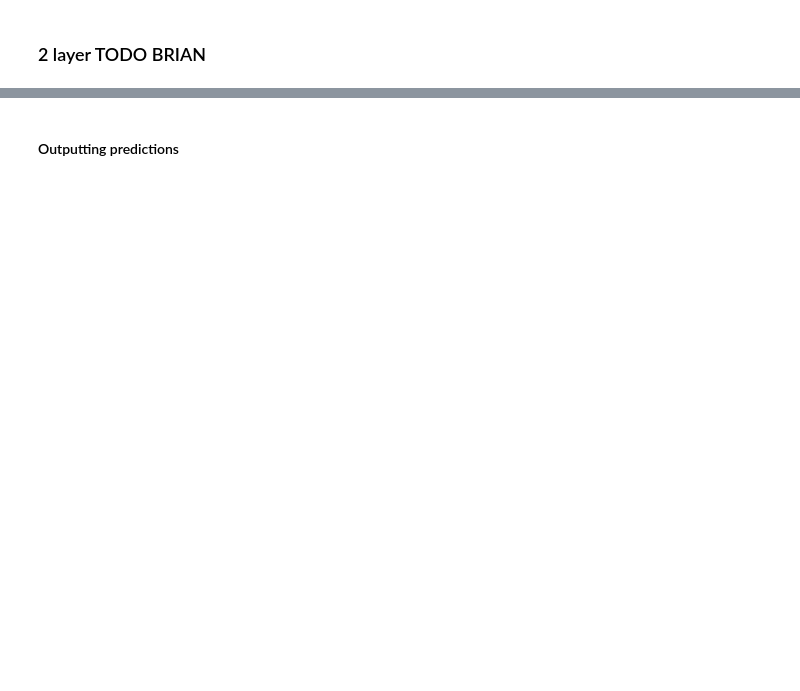
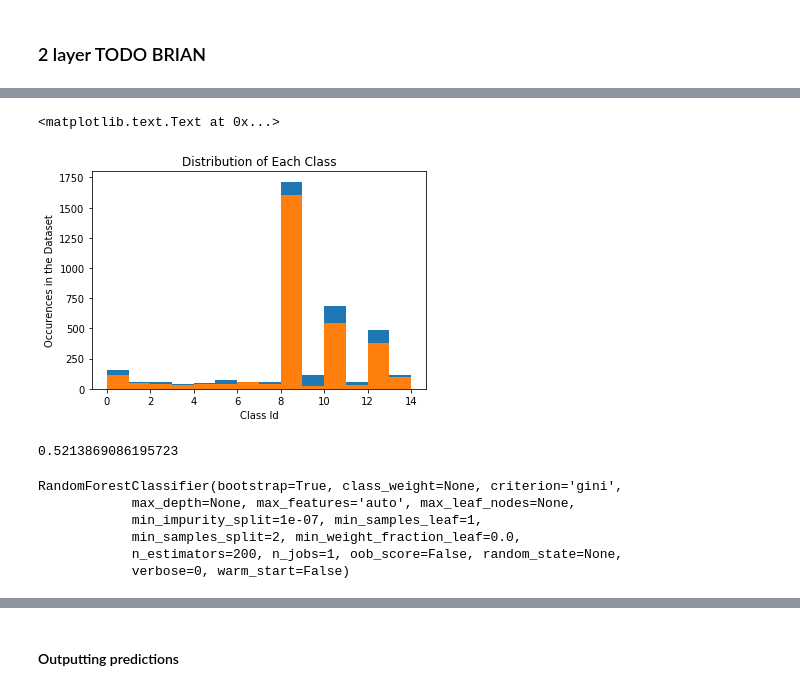
Before and after one commit to cs181-BRB/practical2, a Jupyter notebook: Machine Learning.ipynb, the cells around one changed output, grey strips where cells are left out. Cells and saved outputs as stored; diff of their text form; code cells hidden in the pictures; blank space fills up the shorter version.

```diff
--- a/Machine Learning.ipynb
+++ b/Machine Learning.ipynb
@@ -378,0 +1569,3 @@ df.head(5)
+# %%
+RF = RandomForestClassifier(n_estimators=100)
+ovr_classifier = OneVsRestClassifier(RF, n_jobs=10)
@@ -378,0 +1578,2 @@ df.head(5)
+# %%
+ovo_classifier = OneVsRestClassifier(RF, n_jobs=100)
@@ -378,0 +1584,2 @@ df.head(5)
+# %%
+ovo_classifier.fit(X_train, t_train)
@@ -378,0 +1594,12 @@ df.head(5)
+# %%
+ovo_predictions = ovo_classifier.predict(X_test)
+# %%
+%matplotlib inline
+plt.hist(ovo_predictions, bins=14)
+plt.hist(t_train, bins=14)
+plt.title("Distribution of Each Class")
+plt.xlabel("Class Id")
+plt.ylabel("Occurences in the Dataset")
+# %% [output]
+<matplotlib.text.Text at 0x...>
+[figure, added]
@@ -378,0 +1608,5 @@ df.head(5)
+# %%
+# sanity check
+(float(len(t_train)) - sum(t_train_1))/float(len(t_train))
+# %% [output]
+0.5213869086195723
@@ -378,0 +1615,10 @@ df.head(5)
+# %%
+RF = RandomForestClassifier(n_estimators=200)
+RF.fit(X_train, t_train_1)
+# %% [output]
+RandomForestClassifier(bootstrap=True, class_weight=None, criterion='gini',
+            max_depth=None, max_features='auto', max_leaf_nodes=None,
+            min_impurity_split=1e-07, min_samples_leaf=1,
+            min_samples_split=2, min_weight_fraction_leaf=0.0,
+            n_estimators=200, n_jobs=1, oob_score=False, random_state=None,
+            verbose=0, warm_start=False)
```
Also changed, not shown: parts of 228 cells of this notebook.
